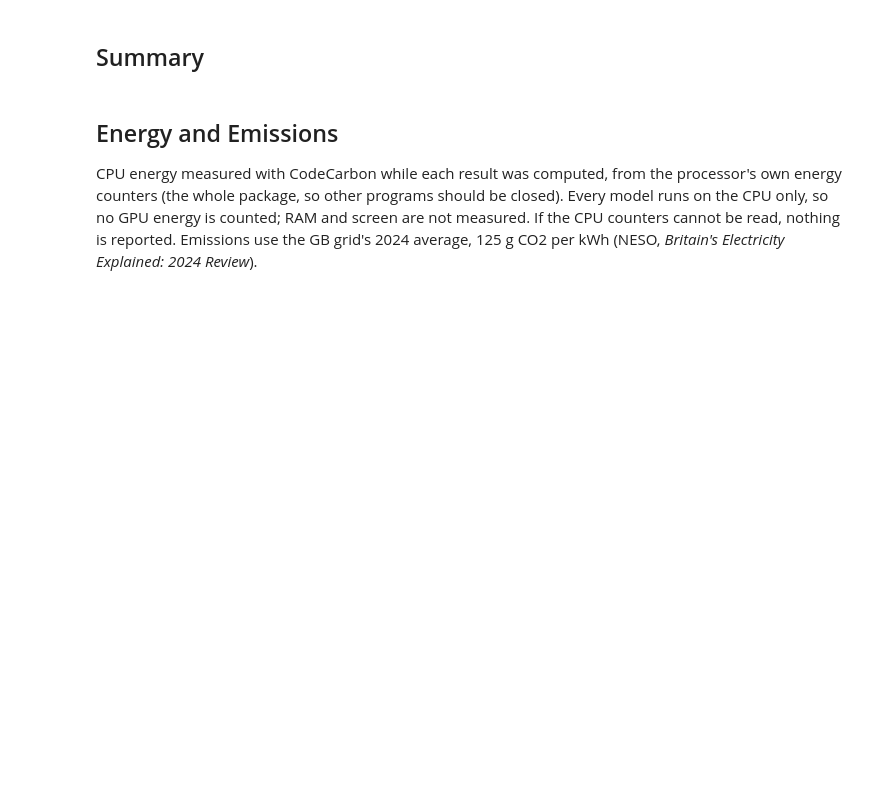
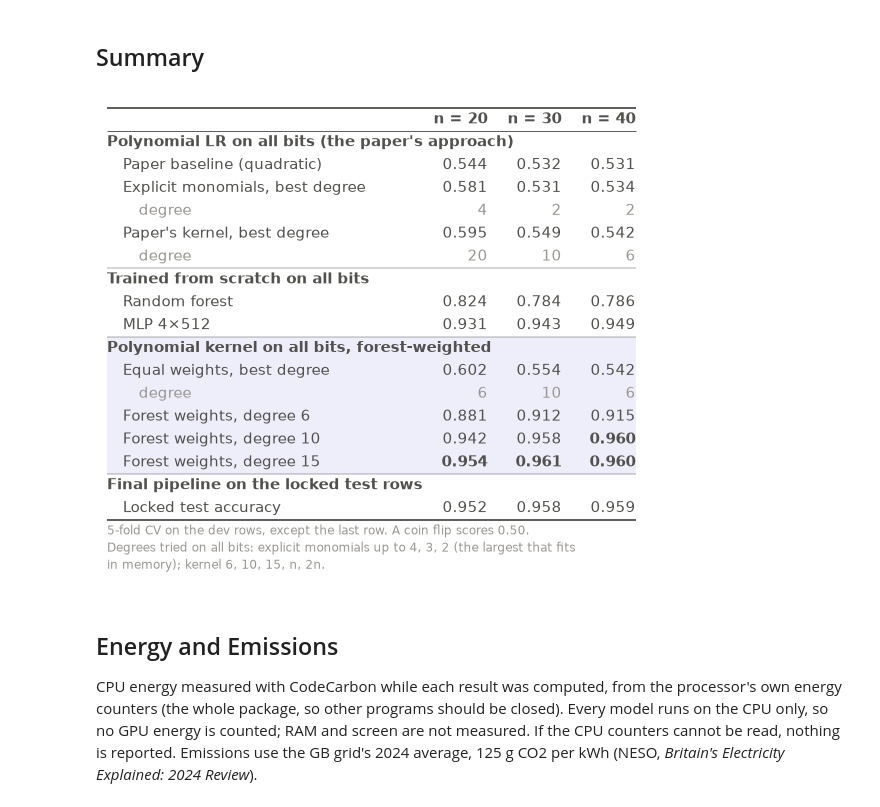
Before and after one commit to liwilz/kryptonite-cw, a Jupyter notebook: src/ModelExperiments/Experiments.ipynb, the cells around one changed output. Saved outputs shown, nothing was run; the diff lists cells and outputs as text; code cells hidden in the pictures; blank space fills up the shorter version.

```diff
--- a/src/ModelExperiments/Experiments.ipynb
+++ b/src/ModelExperiments/Experiments.ipynb
@@ -95,9 +202,9 @@ The final pipeline per n is the candidate with the highest CV mean. It is refitt
 
 For the hidden set the pipeline is refitted on all labelled rows. As the hidden labels are unknown, its predictions must agree with those of the best model of another kind that scores above 0.9 in CV: two models with error rates e₁ and e₂ can disagree on at most e₁ + e₂ of the rows, so a lower agreement (with 2 points of slack) stops the notebook. Then `hiddenlabels/y_predicted_{20,30,40}.npy` are written and checked with the course's `check_submission.py`.
 # %%
-FINAL = et.choose_final()
-et.run_controls(FINAL)
-et.table_final(FINAL)
-et.check_caps()
+FINAL = final_pipeline.choose_final()
+final_pipeline.run_controls(FINAL)
+final_pipeline.table_final(FINAL)
+utils.check_caps()
 print()
-et.predict_hidden(FINAL)
+final_pipeline.predict_hidden(FINAL)
@@ -104,7 +229,9 @@ et.predict_hidden(FINAL)
 # %% [markdown]
 ## Summary
 # %%
-et.fig_summary_table(FINAL)
+final_pipeline.fig_summary_table(FINAL)
+# %% [output]
+[figure, added]
 # %% [markdown]
 ## Energy and Emissions
 
```
Also changed, not shown: parts of 17 cells of this notebook, 15 other files.
